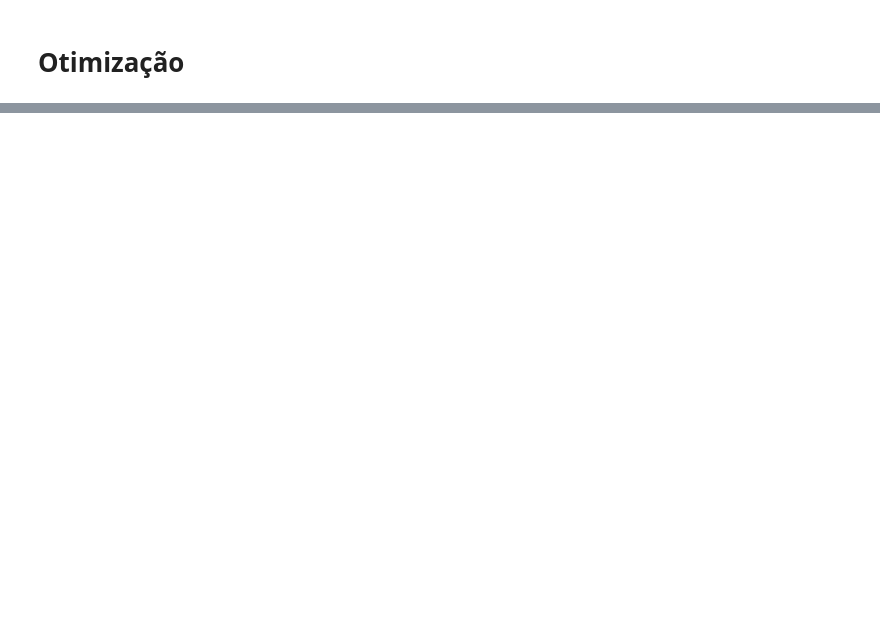
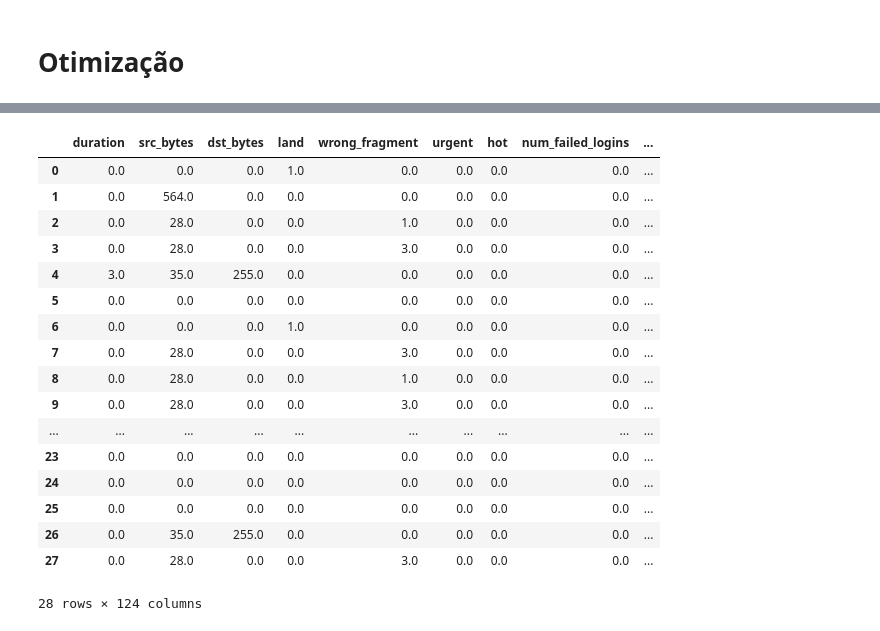
Before and after one commit to pedropaiola/Adversarial-Explainable-IDS, a Jupyter notebook: adversarial.ipynb, the cells around one changed output, grey strips where cells are left out. Saved outputs shown, nothing was run; the diff lists cells and outputs as text; code cells hidden in the pictures; blank space fills up the shorter version.

```diff
--- a/adversarial.ipynb
+++ b/adversarial.ipynb
@@ -32,6 +197,0 @@ dfDoS
-# %%
-#importando o normalizer e o classificador
-with open('classificadores/rfc_DoS.pkl', 'rb') as fid:
-    rfc_DoS = cPickle.load(fid)
-with open('scalers/scalerDoS.pkl', 'rb') as fid:
-    scalerDoS = cPickle.load(fid)
@@ -261,0 +226,5 @@ def arredondarInteiros(X):
+# %%
+def obterScaler(filename):
+    with open(filename, 'rb') as fid:
+        scaler = cPickle.load(fid)
+    return scaler
@@ -401,0 +522,23 @@ Inteiro 0.0 [0.0] 0.0 service_red_i
+# %%
+dfOrig = pd.read_csv(fileData)
+scaler = obterScaler(fileScaler)
+dfOrig
+# %% [output]
+|  | duration | src_bytes | dst_bytes | land | wrong_fragment | urgent | hot | num_failed_logins | ... |
+| 0 | 0.0 | 0.0 | 0.0 | 1.0 | 0.0 | 0.0 | 0.0 | 0.0 | ... |
+| 1 | 0.0 | 564.0 | 0.0 | 0.0 | 0.0 | 0.0 | 0.0 | 0.0 | ... |
+| 2 | 0.0 | 28.0 | 0.0 | 0.0 | 1.0 | 0.0 | 0.0 | 0.0 | ... |
+| 3 | 0.0 | 28.0 | 0.0 | 0.0 | 3.0 | 0.0 | 0.0 | 0.0 | ... |
+| 4 | 3.0 | 35.0 | 255.0 | 0.0 | 0.0 | 0.0 | 0.0 | 0.0 | ... |
+| 5 | 0.0 | 0.0 | 0.0 | 0.0 | 0.0 | 0.0 | 0.0 | 0.0 | ... |
+| 6 | 0.0 | 0.0 | 0.0 | 1.0 | 0.0 | 0.0 | 0.0 | 0.0 | ... |
+| 7 | 0.0 | 28.0 | 0.0 | 0.0 | 3.0 | 0.0 | 0.0 | 0.0 | ... |
+| 8 | 0.0 | 28.0 | 0.0 | 0.0 | 1.0 | 0.0 | 0.0 | 0.0 | ... |
+| 9 | 0.0 | 28.0 | 0.0 | 0.0 | 3.0 | 0.0 | 0.0 | 0.0 | ... |
+| ... | ... | ... | ... | ... | ... | ... | ... | ... | ... |
+| 23 | 0.0 | 0.0 | 0.0 | 0.0 | 0.0 | 0.0 | 0.0 | 0.0 | ... |
+| 24 | 0.0 | 0.0 | 0.0 | 0.0 | 0.0 | 0.0 | 0.0 | 0.0 | ... |
+| 25 | 0.0 | 0.0 | 0.0 | 0.0 | 0.0 | 0.0 | 0.0 | 0.0 | ... |
+| 26 | 0.0 | 35.0 | 255.0 | 0.0 | 0.0 | 0.0 | 0.0 | 0.0 | ... |
+| 27 | 0.0 | 28.0 | 0.0 | 0.0 | 3.0 | 0.0 | 0.0 | 0.0 | ... |
+28 rows × 124 columns
```
Also changed, not shown: parts of 131 cells of this notebook, 36 other files.
